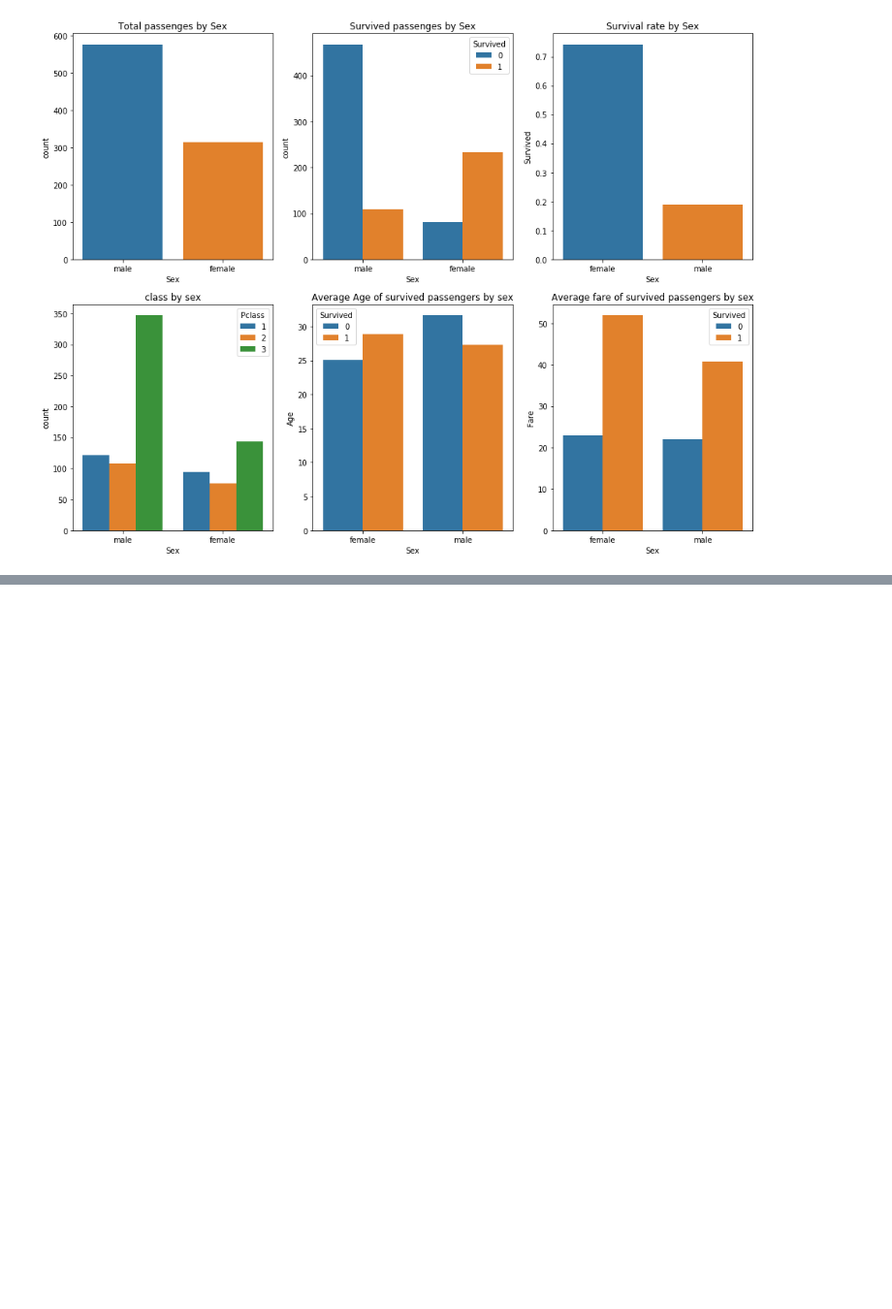
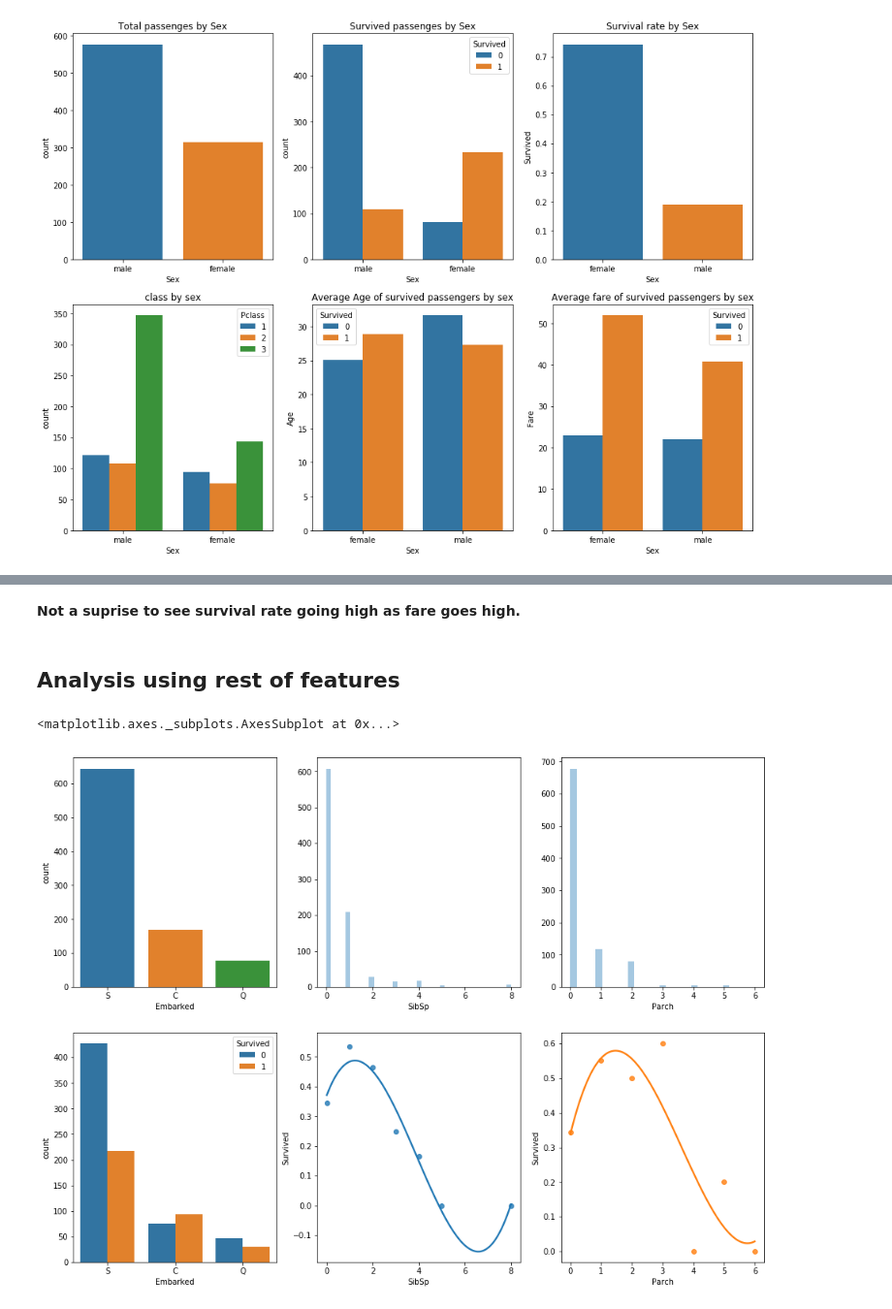
Before and after one commit to venkatesh-sg/Neural-Networks-Practice, a Jupyter notebook: Titanic disaster analysis/titanic disaster analysis.ipynb, the cells around one changed output, grey strips where cells are left out. Shown at 97% size. Saved outputs shown, nothing was run; the diff lists cells and outputs as text; code cells hidden in the pictures; blank space fills up the shorter version.

```diff
--- a/Titanic disaster analysis/titanic disaster analysis.ipynb
+++ b/Titanic disaster analysis/titanic disaster analysis.ipynb
@@ -149,0 +208,16 @@ ax[1,2].set_title("Average fare of survived passengers by sex")
+# %% [markdown]
+**Not a suprise to see survival rate going high as fare goes high.**
+# %% [markdown]
+## Analysis using rest of features
+# %%
+f,ax = plt.subplots(2,3,figsize=(16,12))
+
+sns.countplot('Embarked',data=train, ax=ax[0,0])
+sns.countplot('Embarked', hue="Survived",data=train, ax=ax[1,0])
+sns.distplot(train["SibSp"].dropna(),kde=False, ax=ax[0,1])
+sns.regplot(x="SibSp", y="Survived", data=train[["SibSp", "Survived"]].dropna().groupby(["SibSp"], as_index=False).mean(), order=3, ci=None, truncate=True,ax=ax[1,1])
+sns.distplot(train["Parch"].dropna(),kde=False, ax=ax[0,2])
+sns.regplot(x="Parch", y="Survived", data=train[["Parch", "Survived"]].dropna().groupby(["Parch"], as_index=False).mean(), order=3, ci=None, truncate=True,ax=ax[1,2])
+# %% [output]
+<matplotlib.axes._subplots.AxesSubplot at 0x...>
+[figure, added]
```
Also changed, not shown: parts of 23 cells of this notebook.
